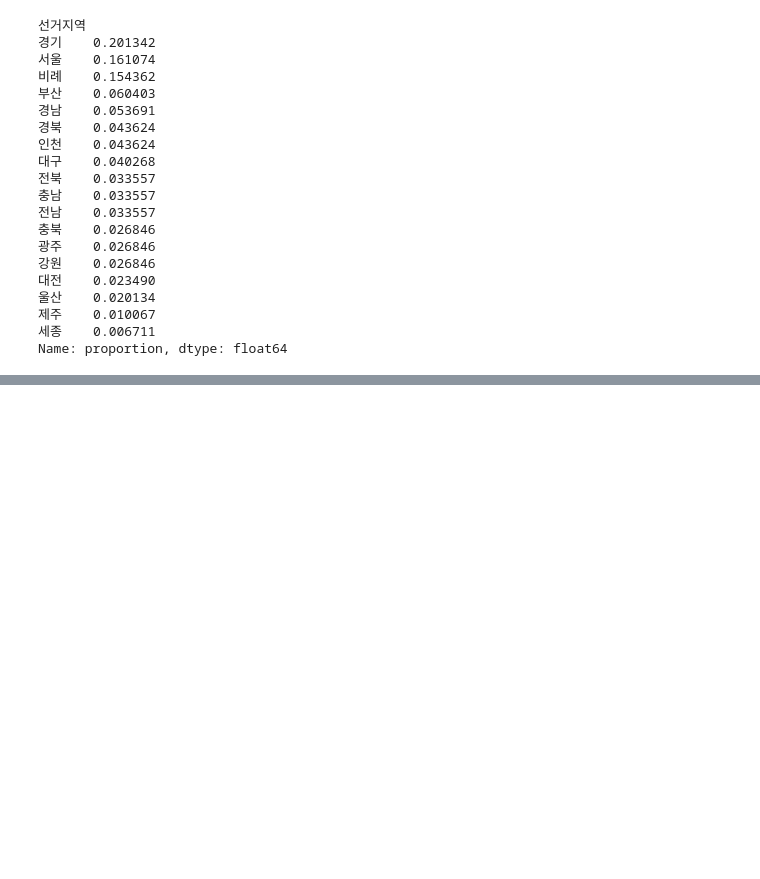
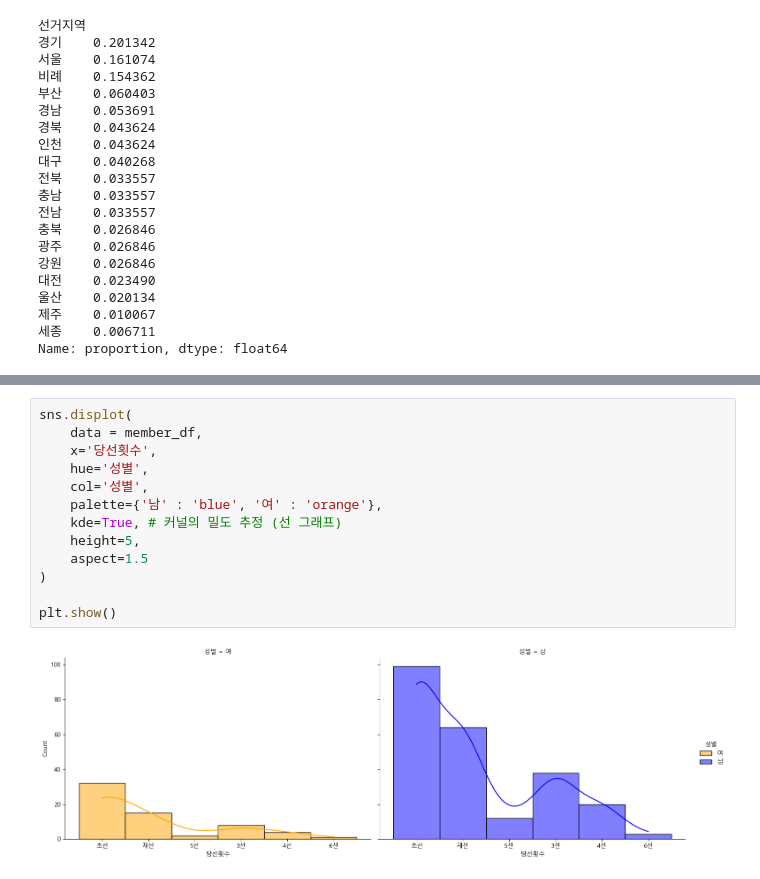
Before and after one commit to kbs0621/Python_WebScraping_Analysis, a Jupyter notebook: 05.국회의원현황_New2025.ipynb, the cells around one changed output, grey strips where cells are left out. Drawn from its saved outputs; the diff is of its cells as text; blank space fills up the shorter version.

```diff
--- a/05.국회의원현황_New2025.ipynb
+++ b/05.국회의원현황_New2025.ipynb
@@ -415,0 +476,15 @@ plt.show()
+# %%
+sns.displot(
+    data = member_df,
+    x='당선횟수',
+    hue='성별',
+    col='성별',
+    palette={'남' : 'blue', '여' : 'orange'},
+    kde=True, # 커널의 밀도 추정 (선 그래프)
+    height=5,
+    aspect=1.5
+)
+
+plt.show()
+# %% [output]
+[figure, added]
```
Also changed, not shown: parts of 11 cells of this notebook, 1 other file.
